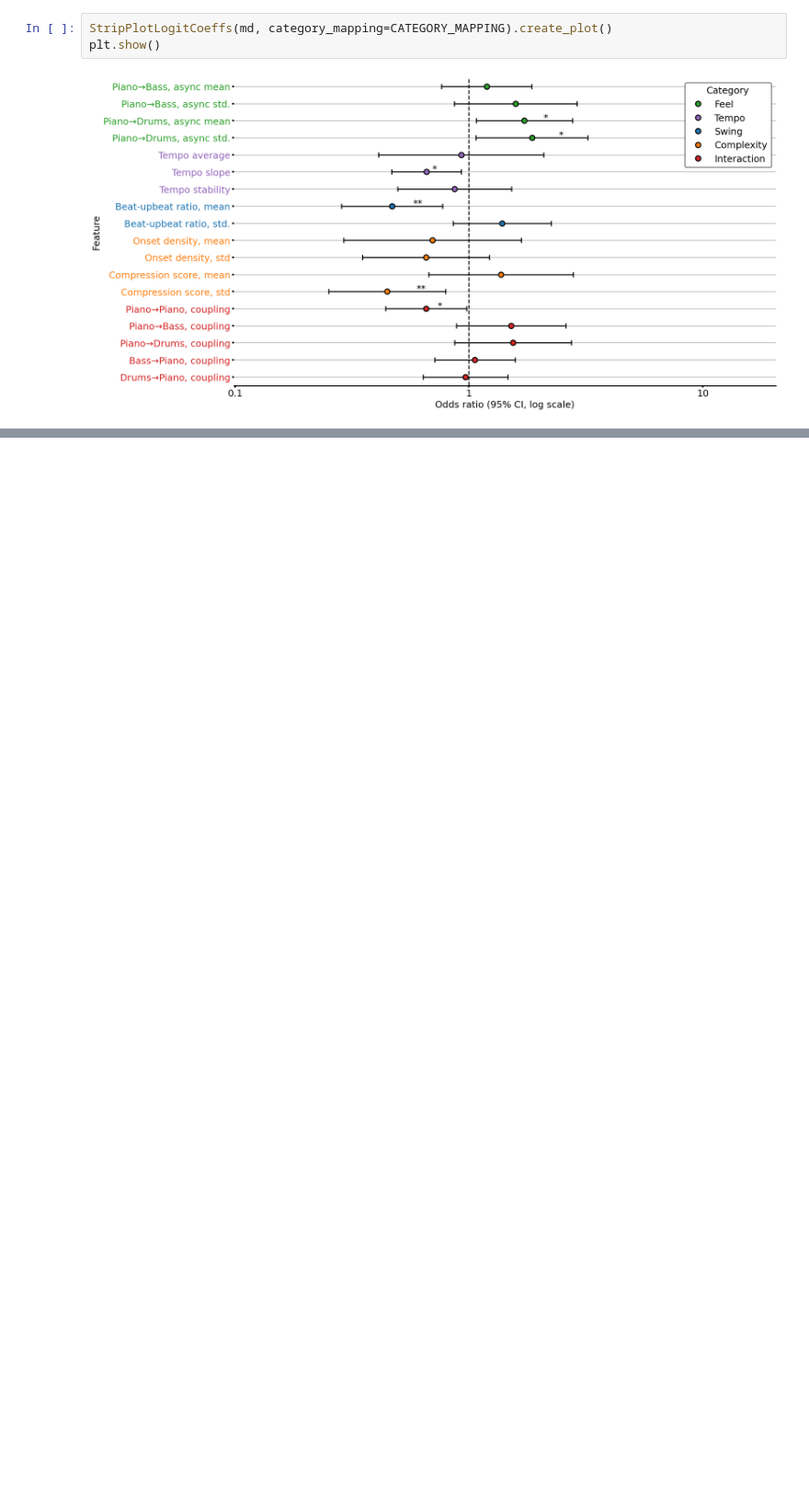
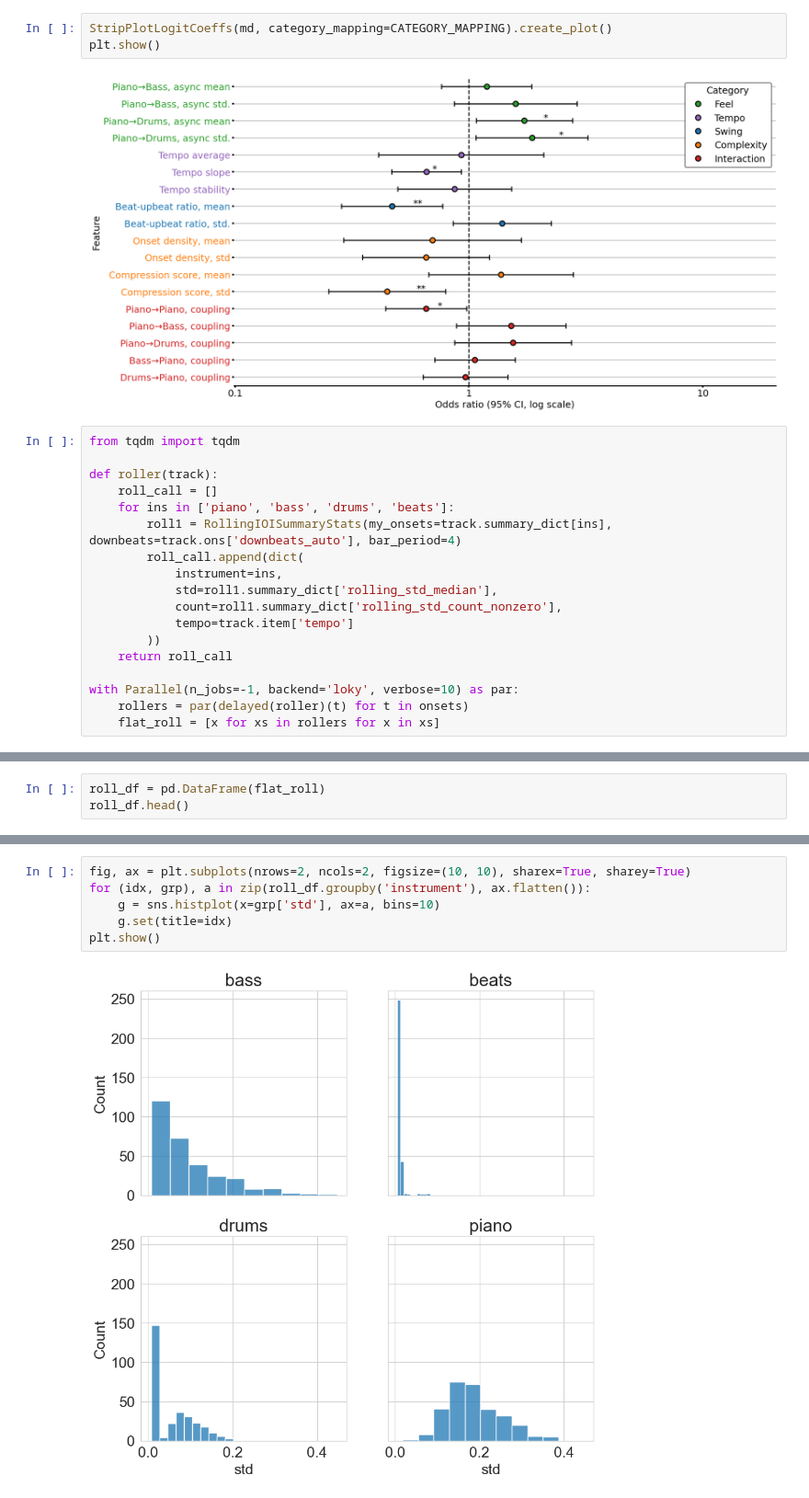
Before and after one commit to HuwCheston/Jazz-Trio-Database, a Jupyter notebook: notebooks/prediction/0.1-cheston-prediction-rhythmic-features.ipynb, the cells around one changed output, grey strips where cells are left out. Shown at 92% size. Drawn from its saved outputs; the diff is of its cells as text; blank space fills up the shorter version.

```diff
--- a/notebooks/prediction/0.1-cheston-prediction-rhythmic-features.ipynb
+++ b/notebooks/prediction/0.1-cheston-prediction-rhythmic-features.ipynb
@@ -1025,3 +1077,21 @@ StripPlotLogitCoeffs(md, category_mapping=CATEGORY_MAPPING).create_plot()
 plt.show()
 # %% [output]
 [figure]
+# %%
+from tqdm import tqdm
+
+def roller(track):
+    roll_call = []
+    for ins in ['piano', 'bass', 'drums', 'beats']:
+        roll1 = RollingIOISummaryStats(my_onsets=track.summary_dict[ins], downbeats=track.ons['downbeats_auto'], bar_period=4)
+        roll_call.append(dict(
+            instrument=ins,
+            std=roll1.summary_dict['rolling_std_median'],
+            count=roll1.summary_dict['rolling_std_count_nonzero'],
+            tempo=track.item['tempo']
+        ))
+    return roll_call
+
+with Parallel(n_jobs=-1, backend='loky', verbose=10) as par:
+    rollers = par(delayed(roller)(t) for t in onsets)
+    flat_roll = [x for xs in rollers for x in xs]
@@ -1027,0 +1119,3 @@ plt.show()
+# %%
+roll_df = pd.DataFrame(flat_roll)
+roll_df.head()
@@ -1027,0 +1129,8 @@ plt.show()
+# %%
+fig, ax = plt.subplots(nrows=2, ncols=2, figsize=(10, 10), sharex=True, sharey=True)
+for (idx, grp), a in zip(roll_df.groupby('instrument'), ax.flatten()):
+    g = sns.histplot(x=grp['std'], ax=a, bins=10)
+    g.set(title=idx)
+plt.show()
+# %% [output]
+[figure, added]
```
Also changed, not shown: parts of 19 cells of this notebook, 6 other files.
